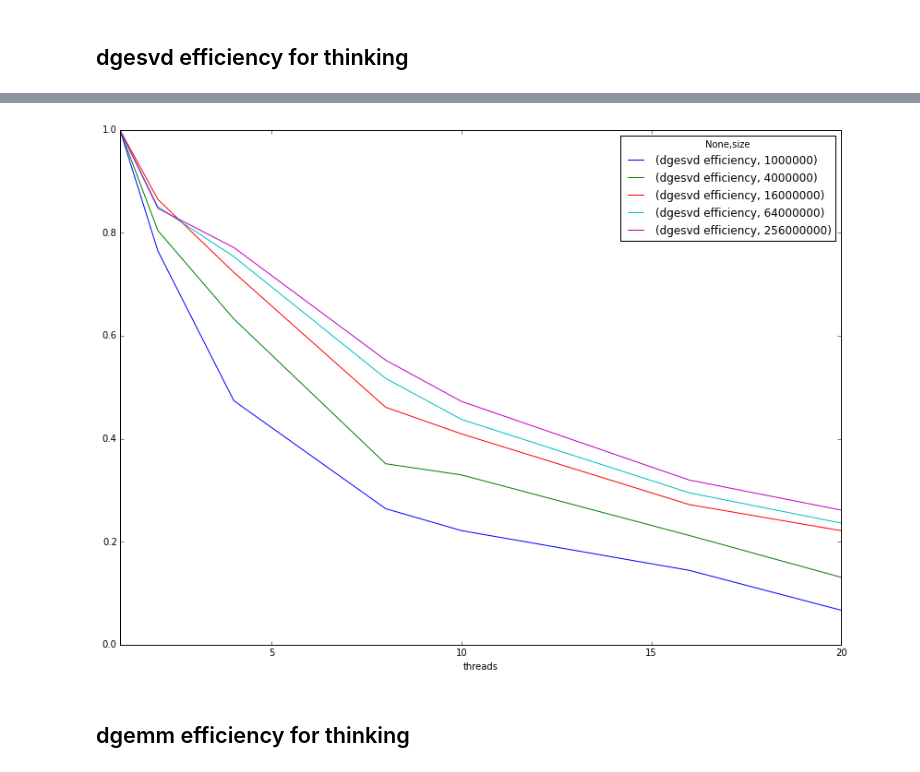
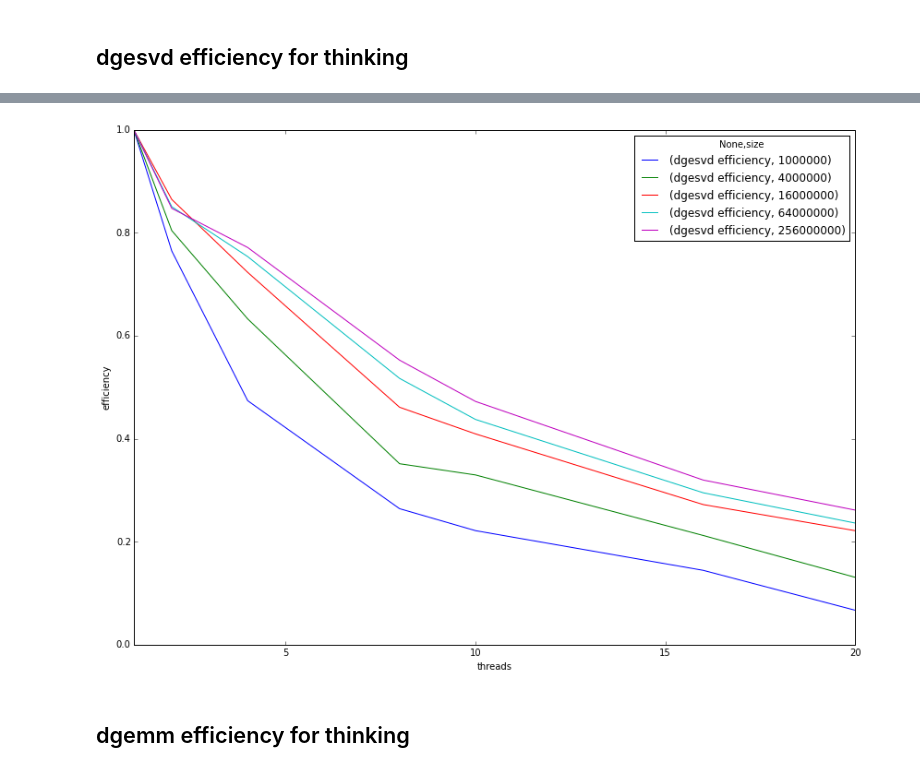
Before and after one commit to gjbex/training-material, a Jupyter notebook: Math/Lapack/SVD/performance_analysis.ipynb, the cells around one changed output, grey strips where cells are left out. Saved outputs shown, nothing was run; the diff lists cells and outputs as text; code cells hidden in the pictures.

```diff
--- a/Math/Lapack/SVD/performance_analysis.ipynb
+++ b/Math/Lapack/SVD/performance_analysis.ipynb
@@ -29,7 +62,7 @@ thinking_svd
-# %%
-thinking_svd.plot(figsize=(14, 10));
-# %% [output]
-[figure, removed]
+# %%
+axes = thinking_svd.plot(figsize=(14, 10)); axes.set_ylim(0.0, 1.0); axes.set_ylabel('efficiency');
+# %% [output]
+[figure, added]
 # %% [markdown]
 ## dgemm efficiency for thinking
 # %%
```
Also changed, not shown: parts of 28 cells of this notebook.
